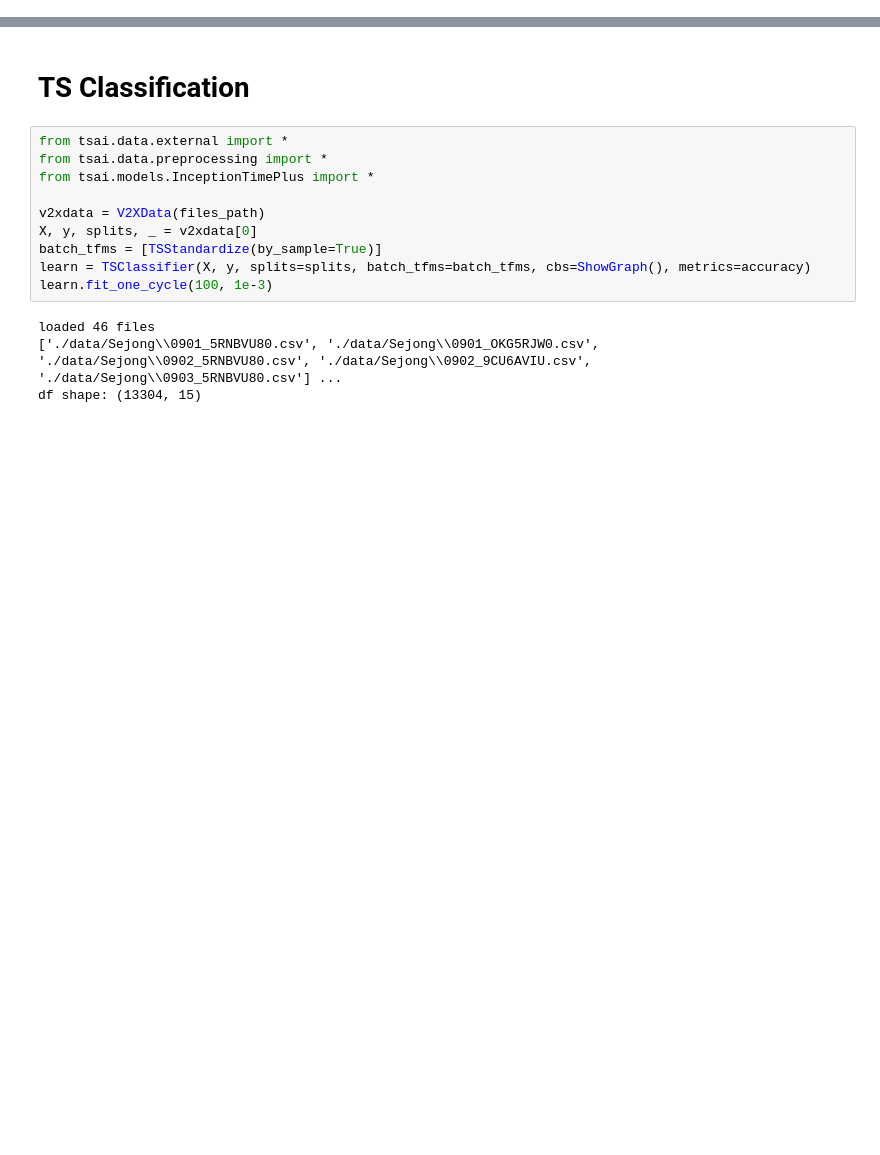
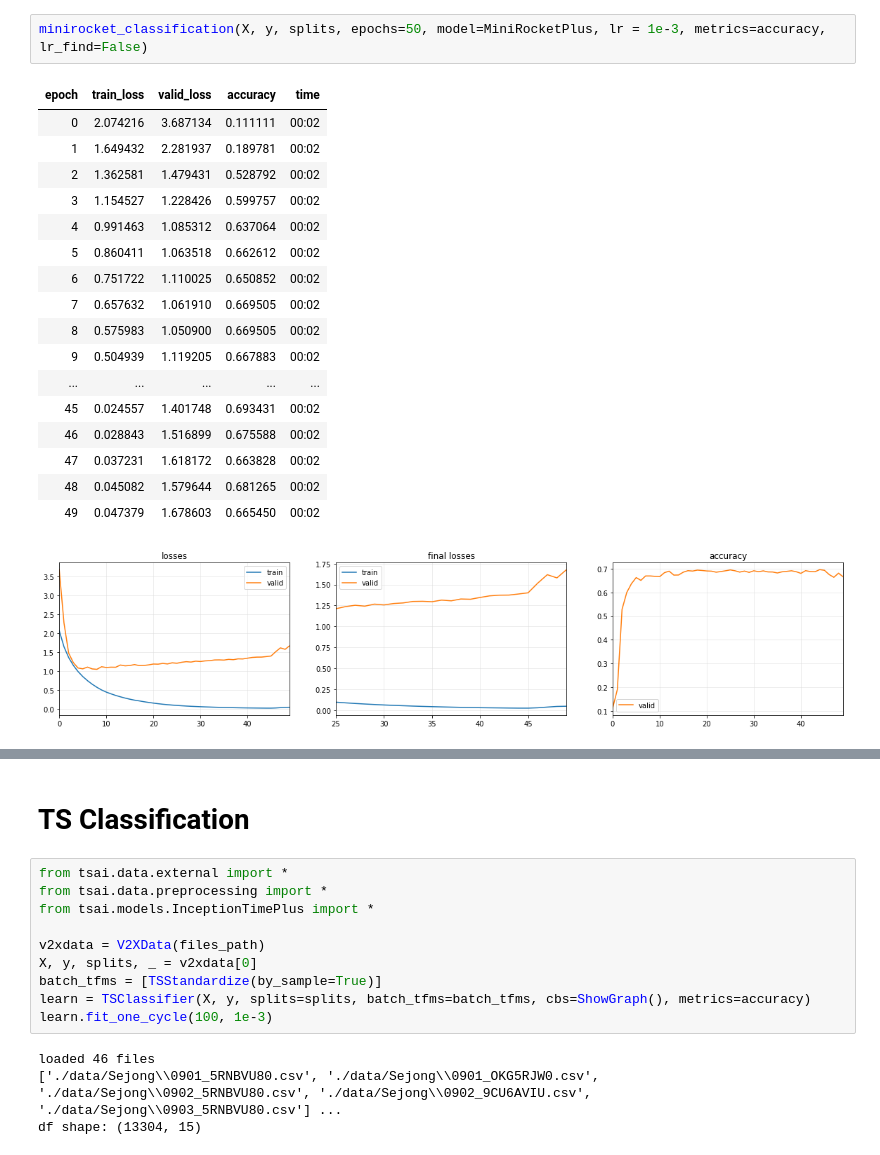
Before and after one commit to aivill-project/v2x_ts, a Jupyter notebook: V2X_process.ipynb, the cells around one changed output, grey strips where cells are left out. Cells and saved outputs as stored; diff of their text form; blank space fills up the shorter version.

```diff
--- a/V2X_process.ipynb
+++ b/V2X_process.ipynb
@@ -185 +238,22 @@ def multivariate_classification2(X, y, splits, epochs=20, model=LSTM, lr = 1e-3,
+# %%
+minirocket_classification(X, y, splits, epochs=50, model=MiniRocketPlus, lr = 1e-3, metrics=accuracy, lr_find=False)
+# %% [output]
+| epoch | train_loss | valid_loss | accuracy | time |
+| 0 | 2.074216 | 3.687134 | 0.111111 | 00:02 |
+| 1 | 1.649432 | 2.281937 | 0.189781 | 00:02 |
+| 2 | 1.362581 | 1.479431 | 0.528792 | 00:02 |
+| 3 | 1.154527 | 1.228426 | 0.599757 | 00:02 |
+| 4 | 0.991463 | 1.085312 | 0.637064 | 00:02 |
+| 5 | 0.860411 | 1.063518 | 0.662612 | 00:02 |
+| 6 | 0.751722 | 1.110025 | 0.650852 | 00:02 |
+| 7 | 0.657632 | 1.061910 | 0.669505 | 00:02 |
+| 8 | 0.575983 | 1.050900 | 0.669505 | 00:02 |
+| 9 | 0.504939 | 1.119205 | 0.667883 | 00:02 |
+| ... | ... | ... | ... | ... |
+| 45 | 0.024557 | 1.401748 | 0.693431 | 00:02 |
+| 46 | 0.028843 | 1.516899 | 0.675588 | 00:02 |
+| 47 | 0.037231 | 1.618172 | 0.663828 | 00:02 |
+| 48 | 0.045082 | 1.579644 | 0.681265 | 00:02 |
+| 49 | 0.047379 | 1.678603 | 0.665450 | 00:02 |
+[figure, added]
 # %%
```
Also changed, not shown: parts of 12 cells of this notebook, 1 other file.
